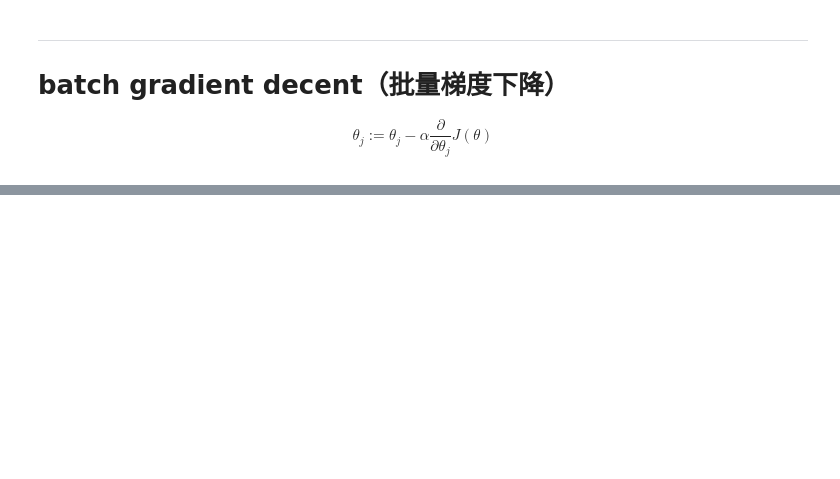
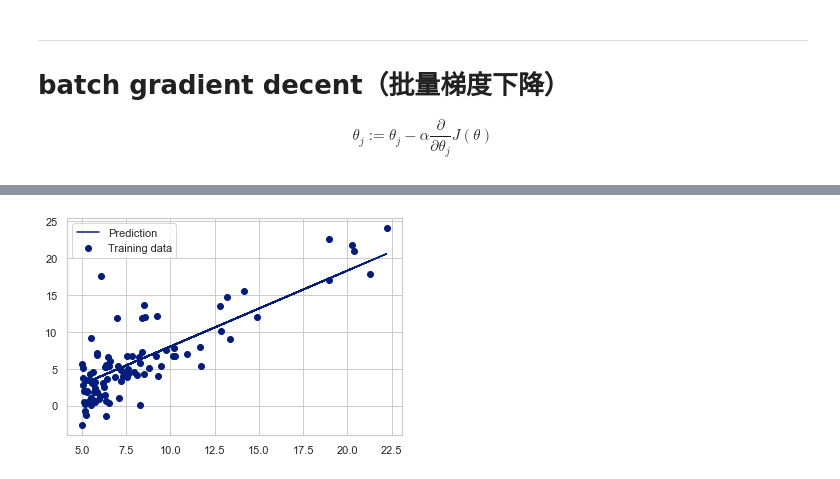
Before and after one commit to cddorz/ML-AndrewNg-code, a Jupyter notebook: ex1-linear regression/linear_regression.ipynb, the cells around one changed output, grey strips where cells are left out. Drawn from its saved outputs; the diff is of its cells as text; code cells hidden in the pictures; blank space fills up the shorter version.

```diff
--- a/ex1-linear regression/linear_regression.ipynb
+++ b/ex1-linear regression/linear_regression.ipynb
@@ -180,0 +239,10 @@ $${{\theta }_{j}}:={{\theta }_{j}}-\alpha \frac{\partial }{\partial {{\theta }_{
+# %%
+b = final_theta[0] # intercept，Y轴上的截距
+m = final_theta[1] # slope，斜率
+
+plt.scatter(data.population, data.profit, label="Training data")
+plt.plot(data.population, data.population*m + b, label="Prediction")
+plt.legend(loc=2)
+plt.show()
+# %% [output]
+[figure, added]
```
Also changed, not shown: parts of 10 cells of this notebook.
